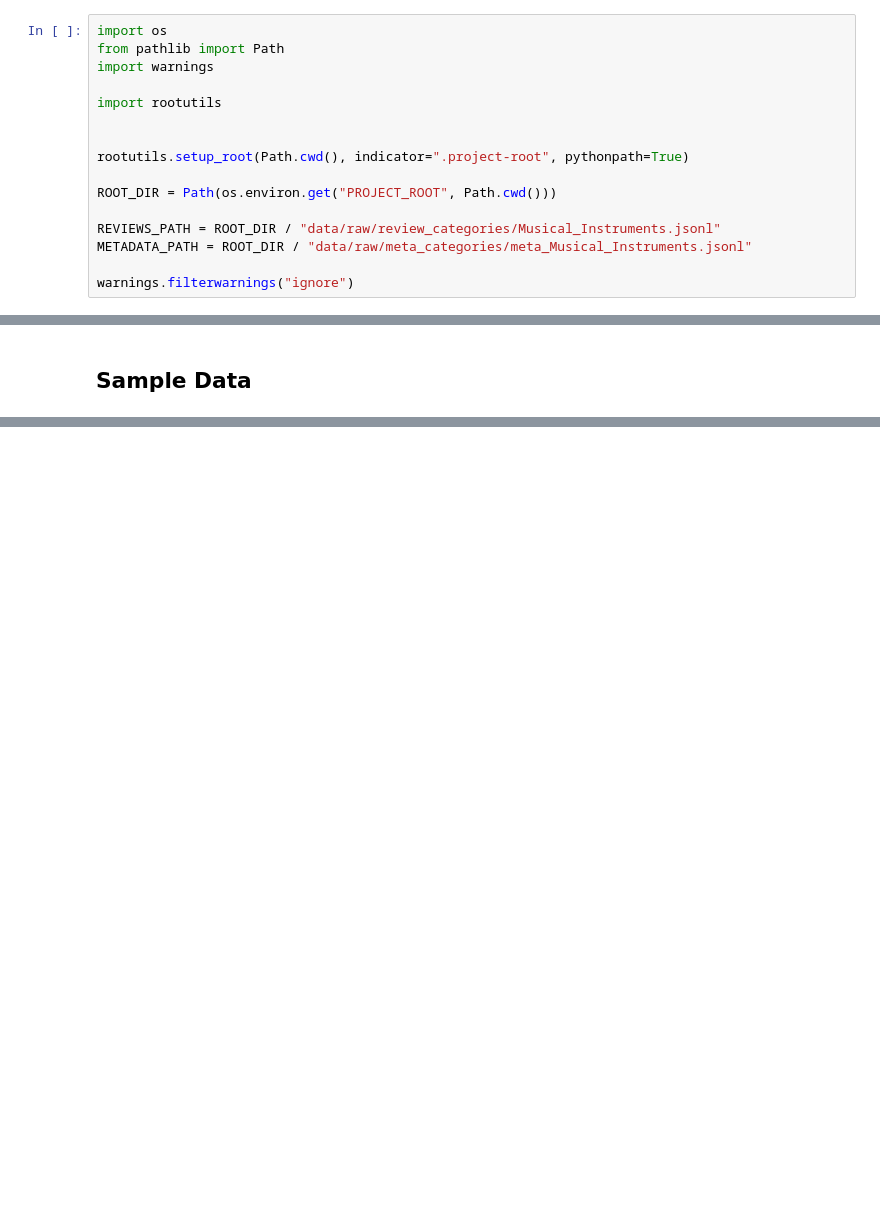
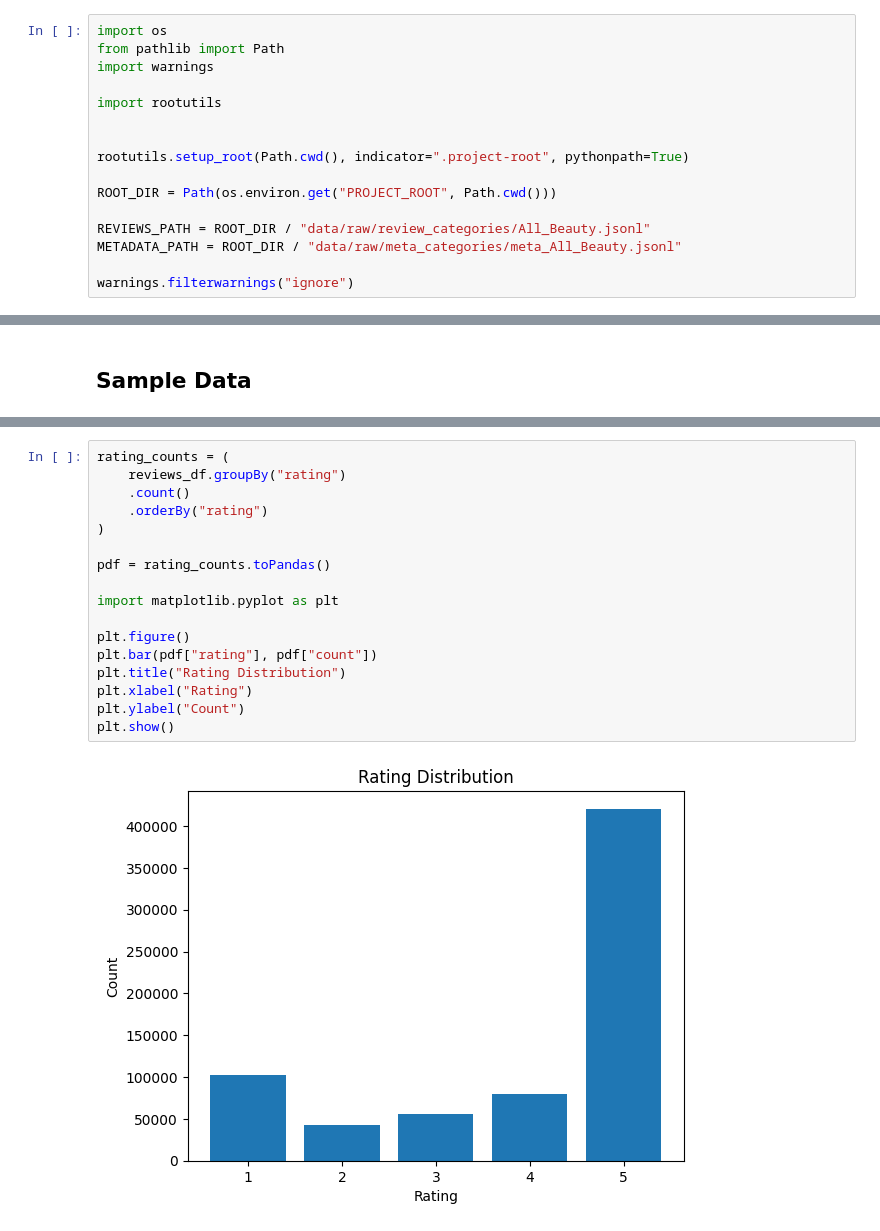
Before and after one commit to DenkoProg/amazon-reviews-analysis, a Jupyter notebook: notebooks/general_category_exploration.ipynb, the cells around one changed output, grey strips where cells are left out. Cells and saved outputs as stored; diff of their text form; blank space fills up the shorter version.

```diff
--- a/notebooks/general_category_exploration.ipynb
+++ b/notebooks/general_category_exploration.ipynb
@@ -18,8 +32,8 @@ rootutils.setup_root(Path.cwd(), indicator=".project-root", pythonpath=True)
 
 ROOT_DIR = Path(os.environ.get("PROJECT_ROOT", Path.cwd()))
 
-REVIEWS_PATH = ROOT_DIR / "data/raw/review_categories/Musical_Instruments.jsonl"
-METADATA_PATH = ROOT_DIR / "data/raw/meta_categories/meta_Musical_Instruments.jsonl"
+REVIEWS_PATH = ROOT_DIR / "data/raw/review_categories/All_Beauty.jsonl"
+METADATA_PATH = ROOT_DIR / "data/raw/meta_categories/meta_All_Beauty.jsonl"
 
 warnings.filterwarnings("ignore")
 # %% [markdown]
@@ -162,0 +284,19 @@ only showing top 5 rows
+# %%
+rating_counts = (
+    reviews_df.groupBy("rating")
+    .count()
+    .orderBy("rating")
+)
+
+pdf = rating_counts.toPandas()
+
+import matplotlib.pyplot as plt
+
+plt.figure()
+plt.bar(pdf["rating"], pdf["count"])
+plt.title("Rating Distribution")
+plt.xlabel("Rating")
+plt.ylabel("Count")
+plt.show()
+# %% [output]
+[figure, added]
```
Also changed, not shown: parts of 27 cells of this notebook.
